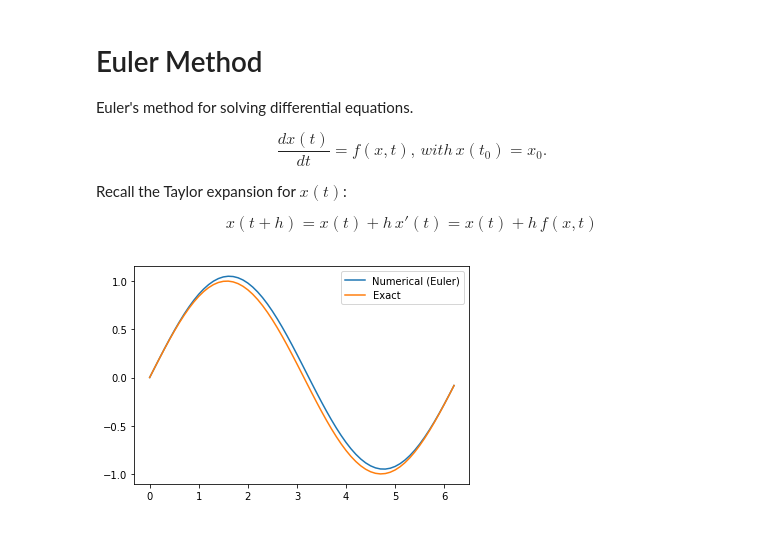
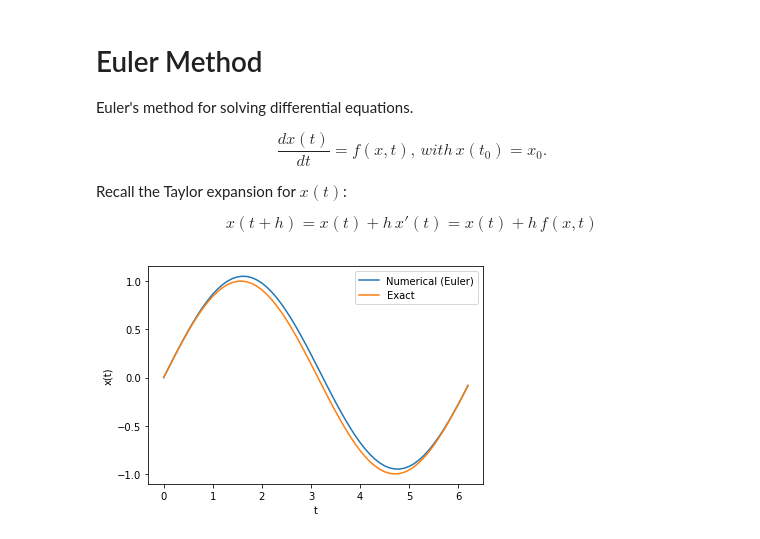
Before and after one commit to franklinzppa/studies-physics, a Jupyter notebook: math-tools.ipynb, the cells around one changed output. Saved outputs shown, nothing was run; the diff lists cells and outputs as text; code cells hidden in the pictures.

```diff
--- a/math-tools.ipynb
+++ b/math-tools.ipynb
@@ -69,10 +70,10 @@ for t in t_values:
     x = x + h * f(t)
 # %%
 plt.plot(t_values, x_values, label='Numerical (Euler)')
-plt.plot(t_values, np.sin(t_values), label='Exact'
-plt.xlabel()
-plt.xlabel()
+plt.plot(t_values, np.sin(t_values), label='Exact')
+plt.xlabel('t')
+plt.ylabel('x(t)')
 plt.legend()
 plt.show()
 # %% [output]
-[figure, old version]
+[figure, new version]
```
Also changed, not shown: parts of 6 cells of this notebook, 1 other file.
